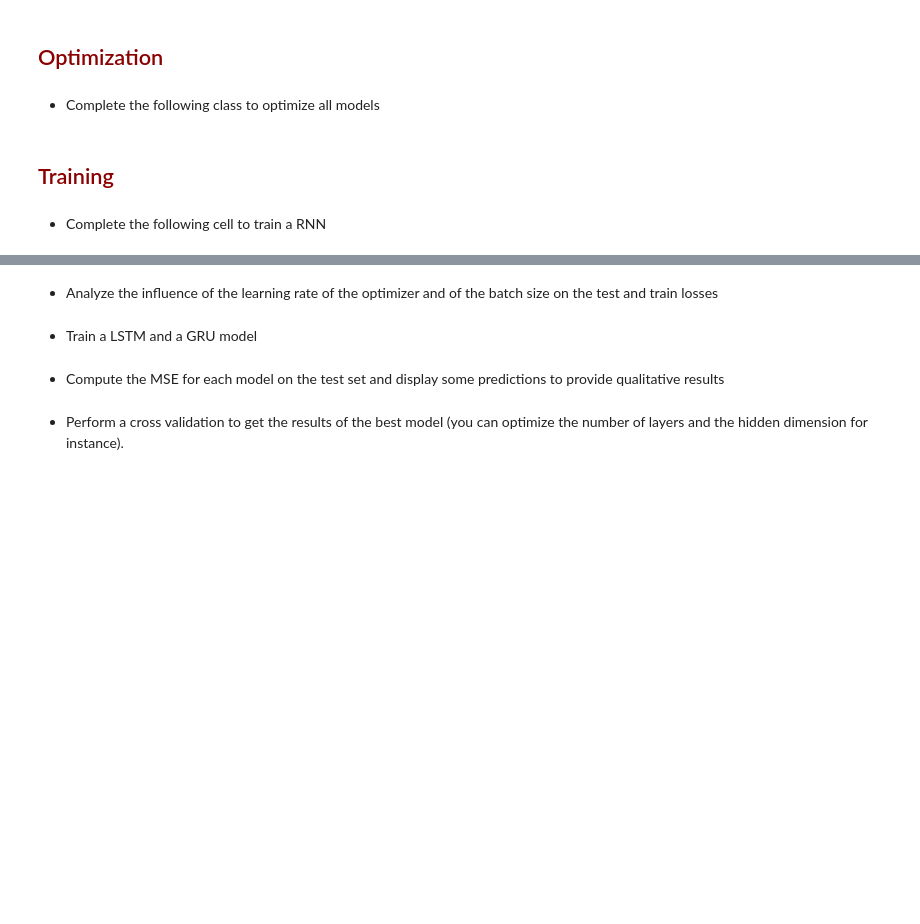
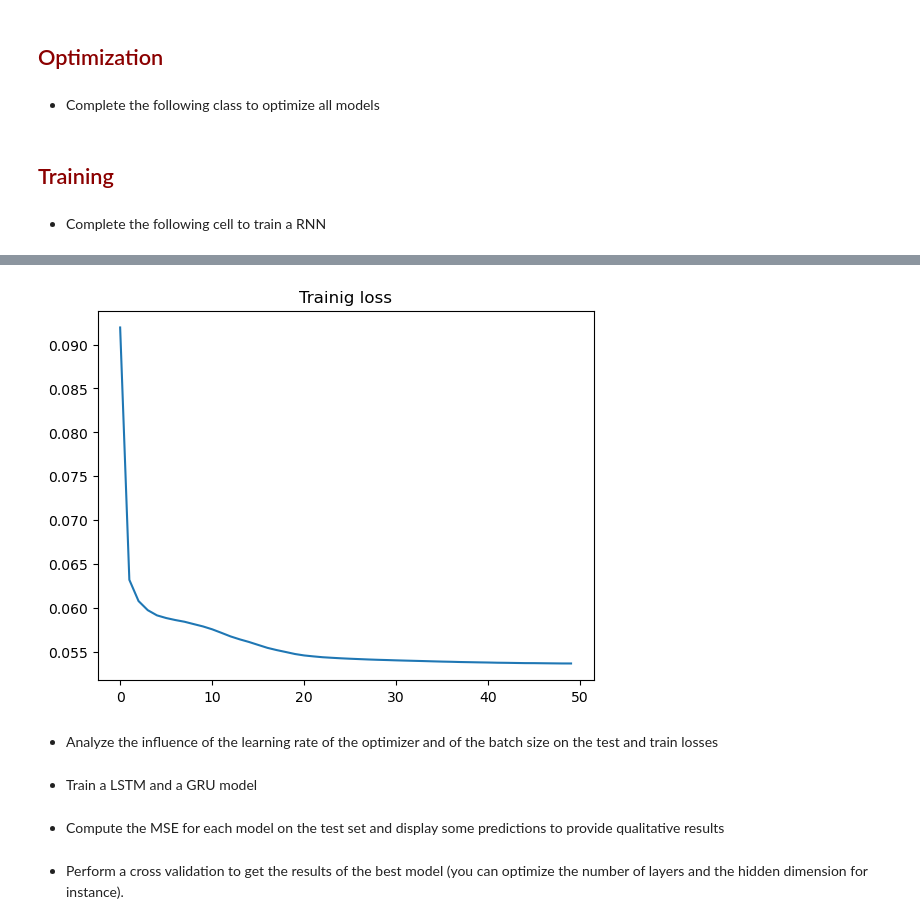
Before and after one commit to Youssef-ADOUIRI/ml_cooling_prediction, a Jupyter notebook: Project.ipynb, the cells around one changed output, grey strips where cells are left out. Drawn from its saved outputs; the diff is of its cells as text; code cells hidden in the pictures; blank space fills up the shorter version.

Commit message:
first try RNN model

```diff
--- a/Project.ipynb
+++ b/Project.ipynb
@@ -94,3 +98,6 @@ train_dataset, test_dataset, train_loader, test_loader = set_loader(X_train_sc,y
 import torch
 import torch.nn as nn
 import torch.optim as optim
+# %%
+device = torch.device("cuda" if torch.cuda.is_available() else "cpu")
+print(f"Using device: {device}")
@@ -153,6 +162,8 @@ class LSTMmodel(nn.Module):
 
         # complete the LSTM module
         # TO DO
+        self.lstm = nn.LSTM(input_d, hidden_d, layer_n, dropout=dropout_p, nonlinearity='relu', batch_first=True)
+        self.fc = nn.Linear(hidden_d, output_d)
 
 
     def forward(self, x):
@@ -162,7 +173,12 @@ class LSTMmodel(nn.Module):
 
         # Complete the forward pass
         # TO DO
+        h0 = torch.zeros(x.input_d, x.size(0), self.hidden_size).to(x.device)
+        c0 = torch.zeros(x.input_d, x.size(0), self.hidden_size).to(x.device)
 
+        # LSTM output
+        out, _ = self.lstm(x, (h0, c0))
+        out = self.fc(out)
 
         return out
 # %% [markdown]
@@ -198,11 +249,11 @@ class Optimization:
 
         # Compute the prediction provided by model
         # TO DO
-        # yhat =
+        yhat = self.model(x)
 
         # Compute loss
         # TO DO
-        #loss =
+        loss = self.loss_fn(yhat, y)
 
         # Gradient for the optimization
         loss.backward()
@@ -228,7 +279,7 @@ class Optimization:
                 y_batch = y_batch.to(self.device)
                 # Compute the loss using train_step on the current batch
                 # TO DO
-                #loss =
+                loss = self.train_step(x_batch,y_batch)
                 batch_losses.append(loss)
             training_loss = np.mean(batch_losses)
             self.train_losses.append(training_loss)
@@ -238,11 +289,16 @@ class Optimization:
                 for x_val, y_val in val_loader:
                     x_val = x_val.to(self.device)
                     y_val = y_val.to(self.device)
+
                     self.model.eval()
                     # Compute the loss function on the current validation batch
                     # TO DO
-                    # yhat =
-                    # val_loss =
+                    yhat = self.model(x_val)
+                    yhat = yhat.cpu().data.numpy()
+                    y_val = y_val.cpu().data.numpy()
+                    yhat = torch.Tensor(yhat)
+                    y_val = torch.Tensor(y_val)
+                    val_loss = self.loss_fn(yhat, y_val)
                     batch_val_losses.append(val_loss)
                 validation_loss = np.mean(batch_val_losses)
                 self.val_losses.append(validation_loss)
@@ -277,6 +333,9 @@ class Optimization:
     def plot_losses(self):
         # Plot train_losses and val_losses (to be called after training)
         # TO DO
+        plt.plot(range(len(self.train_losses)) , self.train_losses)
+        plt.title('Trainig loss')
+        plt.show()
 # %% [markdown]
 ## <font color=darkred> Training </font>
 # %%
@@ -295,10 +354,12 @@ n_epochs = 10
 lrate = 1e-4
 weight_decay = 1e-6
 # %%
+dropout_p = 0.2
 model_params = {'input_d': input_d,
                 'hidden_d' : hidden_d,
                 'layer_n' : layer_n,
-                'output_d' : output_d}
+                'output_d' : output_d,
+                'dropout_p': dropout_p}
 # %%
 def get_model(model, model_params):
     models = {"rnn": RNNmodel,"lstm": LSTMmodel,"gru": GRUmodel}
@@ -313,11 +374,13 @@ device = "cuda" if torch.cuda.is_available() else "cpu"
 model_name = 'rnn'
 # get model
 # TO DO
-# model =
+model = get_model(model_name,model_params)
+model = model.to(device)
 # Set optimizer
 optimizer = optim.Adam(model.parameters(), lr=lrate, weight_decay=weight_decay)
 # Call the optimization class, train opt_rnn and plot losses
 # TO DO
-# opt_rnn =
-# opt_rnn.
-# opt_rnn.
+opt_rnn = Optimization(model,loss_fn,optimizer,device=device)
+opt_rnn.train(train_loader,test_loader,batch_size=batch_size)
+opt_rnn.plot_losses()
+# %% [output]
@@ -324,3 +404,4 @@ optimizer = optim.Adam(model.parameters(), lr=lrate, weight_decay=weight_decay)
+[figure, added]
 # %% [markdown]
  - Analyze the influence of the learning rate of the optimizer and of the batch size on the test and train losses
 # %%
```
Also changed, not shown: parts of 6 cells of this notebook.
